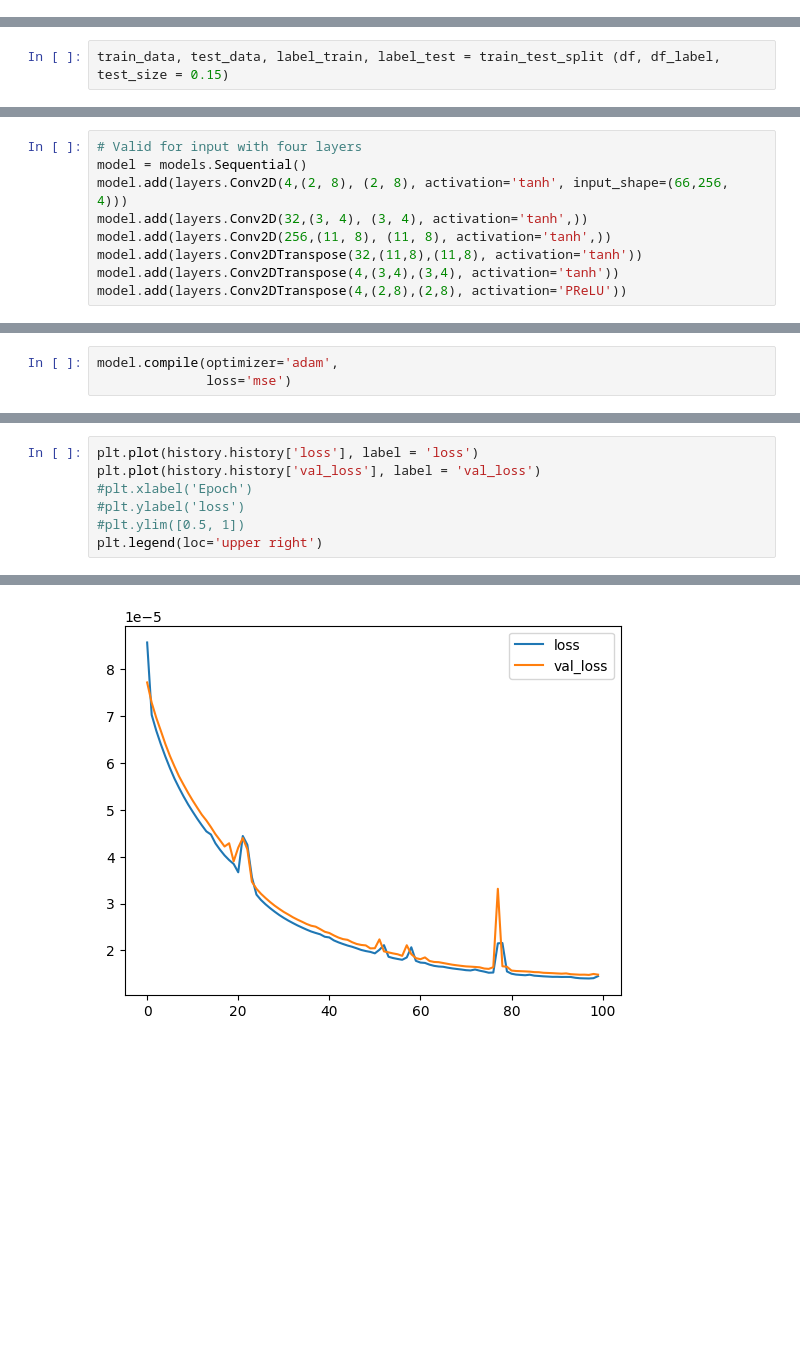
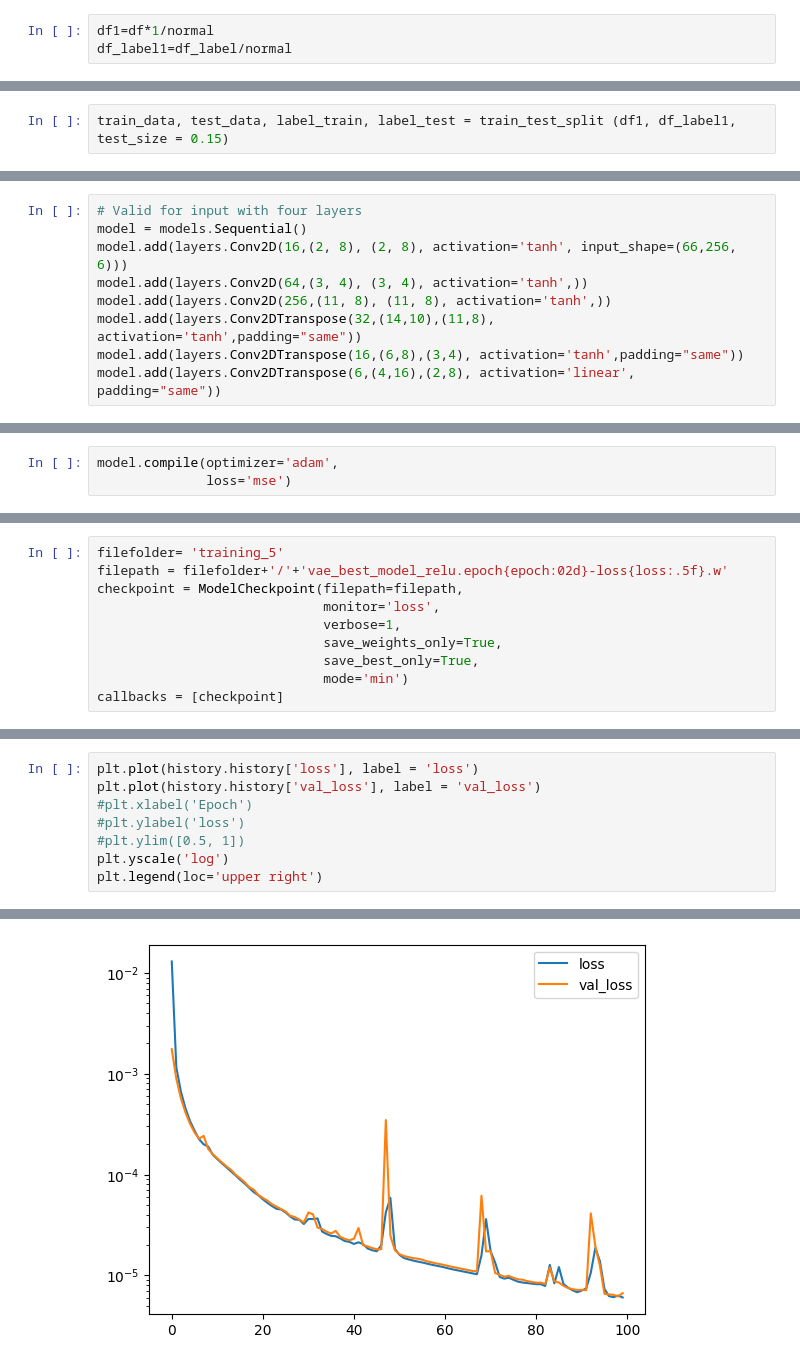
Before and after one commit to hmschlesi/CFDnet_plus, a Jupyter notebook: CFDnet+_no_preprocessing.ipynb, the cells around one changed output, grey strips where cells are left out. Cells and saved outputs as stored; diff of their text form; blank space fills up the shorter version.

```diff
--- a/CFDnet+_no_preprocessing.ipynb
+++ b/CFDnet+_no_preprocessing.ipynb
@@ -82,0 +96,3 @@ df_label=df_label/normal
+# %%
+df1=df*1/normal
+df_label1=df_label/normal
@@ -83,2 +124,2 @@ df_label=df_label/normal
 # %%
-train_data, test_data, label_train, label_test = train_test_split (df, df_label, test_size = 0.15)
+train_data, test_data, label_train, label_test = train_test_split (df1, df_label1, test_size = 0.15)
@@ -85,12 +143,12 @@ train_data, test_data, label_train, label_test = train_test_split (df, df_label,
 # %%
 # Valid for input with four layers
 model = models.Sequential()
-model.add(layers.Conv2D(4,(2, 8), (2, 8), activation='tanh', input_shape=(66,256, 4)))
-model.add(layers.Conv2D(32,(3, 4), (3, 4), activation='tanh',))
+model.add(layers.Conv2D(16,(2, 8), (2, 8), activation='tanh', input_shape=(66,256, 6)))
+model.add(layers.Conv2D(64,(3, 4), (3, 4), activation='tanh',))
 model.add(layers.Conv2D(256,(11, 8), (11, 8), activation='tanh',))
-model.add(layers.Conv2DTranspose(32,(11,8),(11,8), activation='tanh'))
-model.add(layers.Conv2DTranspose(4,(3,4),(3,4), activation='tanh'))
-model.add(layers.Conv2DTranspose(4,(2,8),(2,8), activation='PReLU'))
+model.add(layers.Conv2DTranspose(32,(14,10),(11,8), activation='tanh',padding="same"))
+model.add(layers.Conv2DTranspose(16,(6,8),(3,4), activation='tanh',padding="same"))
+model.add(layers.Conv2DTranspose(6,(4,16),(2,8), activation='linear', padding="same"))
 # %%
 model.summary()
 # %% [output]
@@ -126,3 +175,13 @@ callbacks = [checkpoint]
+# %%
+filefolder= 'training_5'
+filepath = filefolder+'/'+'vae_best_model_relu.epoch{epoch:02d}-loss{loss:.5f}.w'
+checkpoint = ModelCheckpoint(filepath=filepath,
+                             monitor='loss',
+                             verbose=1,
+                             save_weights_only=True,
+                             save_best_only=True,
+                             mode='min')
+callbacks = [checkpoint]
 # %%
 history = model.fit(train_data, label_train, epochs=100,
                     validation_data=(test_data, label_test),
@@ -149,10 +208,11 @@ Epoch 100: loss did not improve from 0.00001
 # %%
 plt.plot(history.history['loss'], label = 'loss')
 plt.plot(history.history['val_loss'], label = 'val_loss')
 #plt.xlabel('Epoch')
 #plt.ylabel('loss')
 #plt.ylim([0.5, 1])
+plt.yscale('log')
 plt.legend(loc='upper right')
 # %% [output]
 <matplotlib.legend.Legend at 0x...>
-[figure, old version]
+[figure, new version]
```
Also changed, not shown: parts of 20 cells of this notebook, 14 other files.
